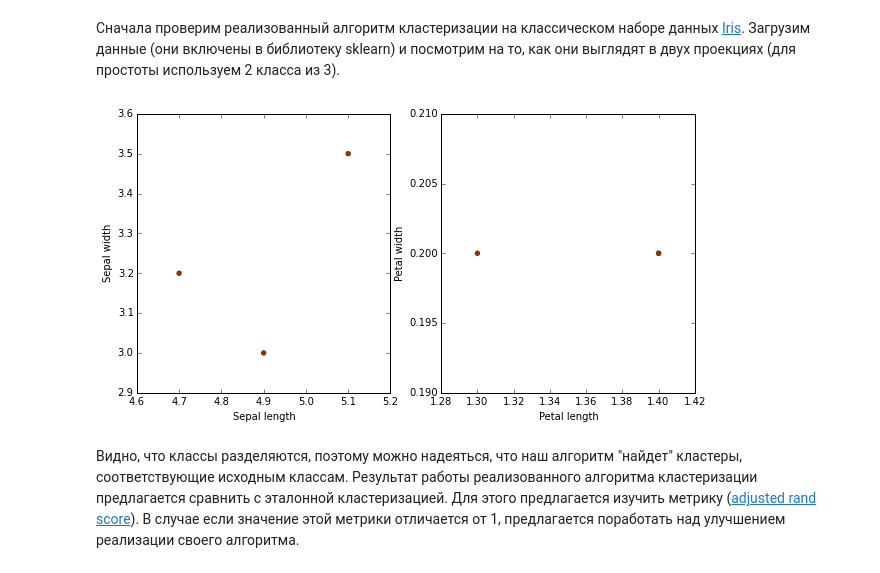
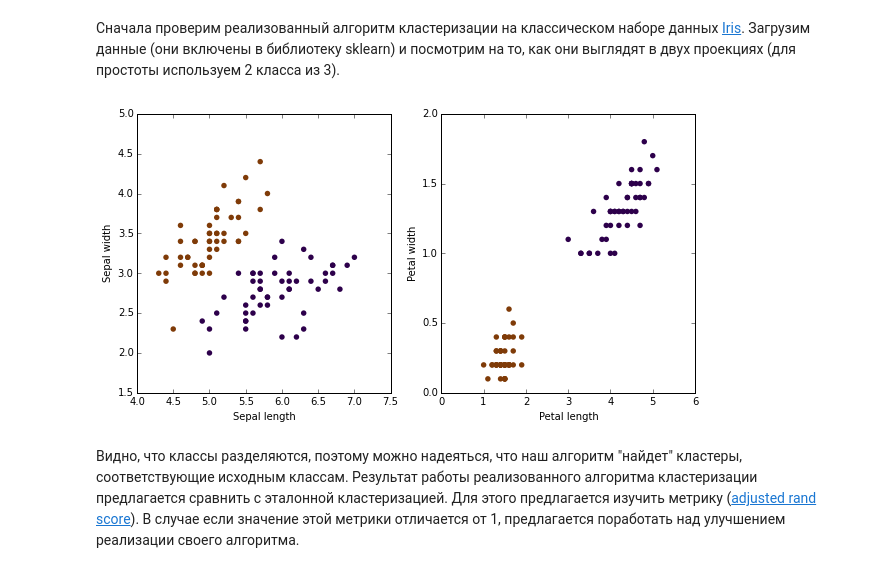
Before and after one commit to pashna/EM-Algorithm, a Jupyter notebook: homework-3-st.ipynb, the cells around one changed output. Saved outputs shown, nothing was run; the diff lists cells and outputs as text; code cells hidden in the pictures.

```diff
--- a/homework-3-st.ipynb
+++ b/homework-3-st.ipynb
@@ -242,23 +214,23 @@ class Clustering:
 Сначала проверим реализованный алгоритм кластеризации на классическом наборе данных [Iris](http://www.wikiwand.com/en/Iris_flower_data_set). Загрузим данные (они включены в библиотеку sklearn) и посмотрим на то, как они выглядят в двух проекциях (для простоты используем 2 класса из 3).
 # %%
 iris = ds.load_iris()
-x_iris = iris.data[:3]
-y_iris = iris.target[:3]
+x_iris = iris.data[:100]
+y_iris = iris.target[:100]
 
 pl.figure(figsize=(10, 5))
 
 pl.subplot(1, 2, 1)
 pl.scatter(x_iris[:, 0], x_iris[:, 1], c=y_iris, cmap=pl.cm.PuOr, lw=0, s=30)
 plt.xlabel('Sepal length')
 plt.ylabel('Sepal width')
 
 pl.subplot(1, 2, 2)
 pl.scatter(x_iris[:, 2], x_iris[:, 3], c=y_iris, cmap=pl.cm.PuOr, lw=0, s=30)
 plt.xlabel('Petal length')
 plt.ylabel('Petal width')
 pl.show()
 # %% [output]
-[figure, old version]
+[figure, new version]
 # %% [markdown]
 Видно, что классы разделяются, поэтому можно надеяться, что наш алгоритм "найдет" кластеры, соответствующие исходным классам. Результат работы реализованного алгоритма кластеризации предлагается сравнить с эталонной кластеризацией. Для этого предлагается изучить метрику ([adjusted rand score](http://scikit-learn.org/stable/modules/generated/sklearn.metrics.adjusted_rand_score.html)). В случае если значение этой метрики отличается от 1, предлагается поработать над улучшением реализации своего алгоритма.
 # %% [markdown]
```
Also changed, not shown: parts of 7 cells of this notebook.
